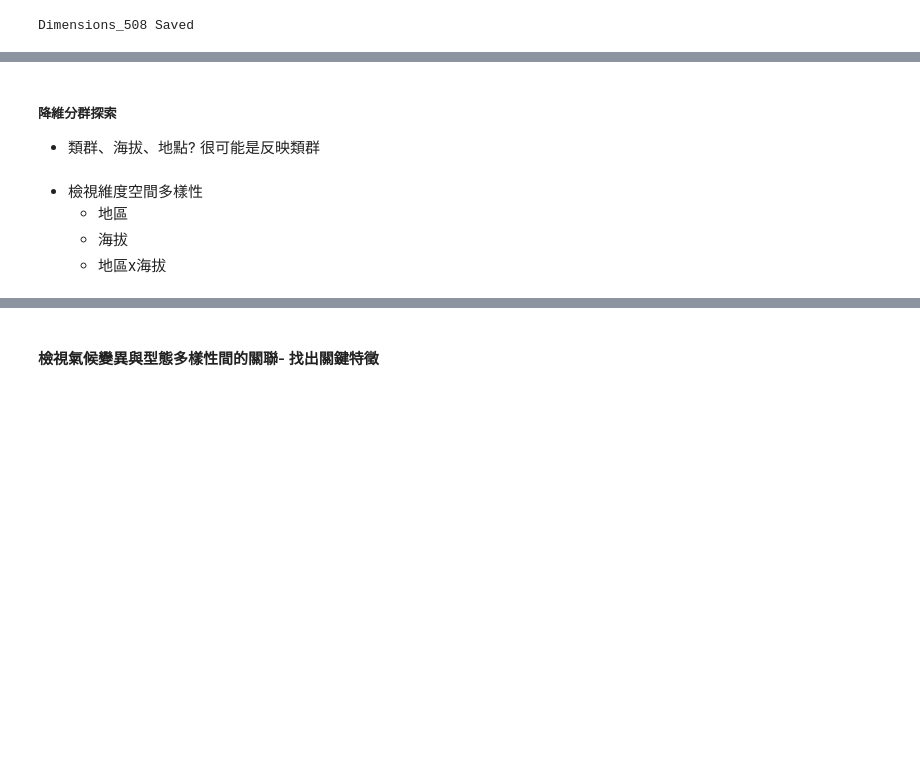
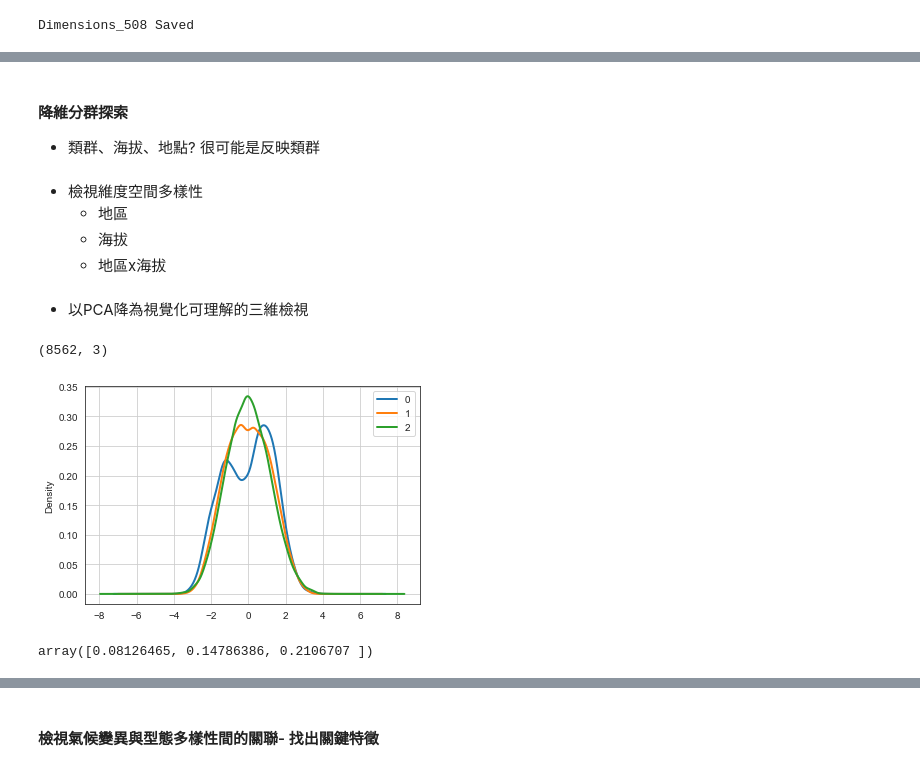
Before and after one commit to YunghuiHsu/Moth_Project, a Jupyter notebook: Moth_thermal/vsc/explore_LatentSpace.ipynb, the cells around one changed output, grey strips where cells are left out. Saved outputs shown, nothing was run; the diff lists cells and outputs as text; code cells hidden in the pictures; blank space fills up the shorter version.

```diff
--- a/Moth_thermal/vsc/explore_LatentSpace.ipynb
+++ b/Moth_thermal/vsc/explore_LatentSpace.ipynb
@@ -377,8 +424,10 @@ Dimensions_508 Saved
 # %% [markdown]
-##### 降維分群探索
+#### 降維分群探索
 - 類群、海拔、地點?  很可能是反映類群
 # %% [markdown]
 - 檢視維度空間多樣性
     - 地區
     - 海拔
     - 地區x海拔
+# %% [markdown]
+- 以PCA降為視覺化可理解的三維檢視
@@ -384,0 +438,20 @@ Dimensions_508 Saved
+# %%
+pca = PCA(n_components=3)
+embedding = pca.fit_transform(coding)
+
+df_embedding = pd.DataFrame(embedding)
+print(embedding.shape)
+# print(df_embedding.describe())
+df_embedding.loc[:,:2].plot(kind="density", lw=2, grid=True);
+# %% [output]
+(8562, 3)
+[figure, added]
+# %%
+# (pd.DataFrame(
+#     pca.explained_variance_ratio_.cumsum()
+# )
+#  .plot(title='Explained_variance_ratio', figsize=(6,3), grid=True )
+# );
+pca.explained_variance_ratio_.cumsum()
+# %% [output]
+array([0.08126465, 0.14786386, 0.2106707 ])
```
Also changed, not shown: parts of 26 cells of this notebook.
